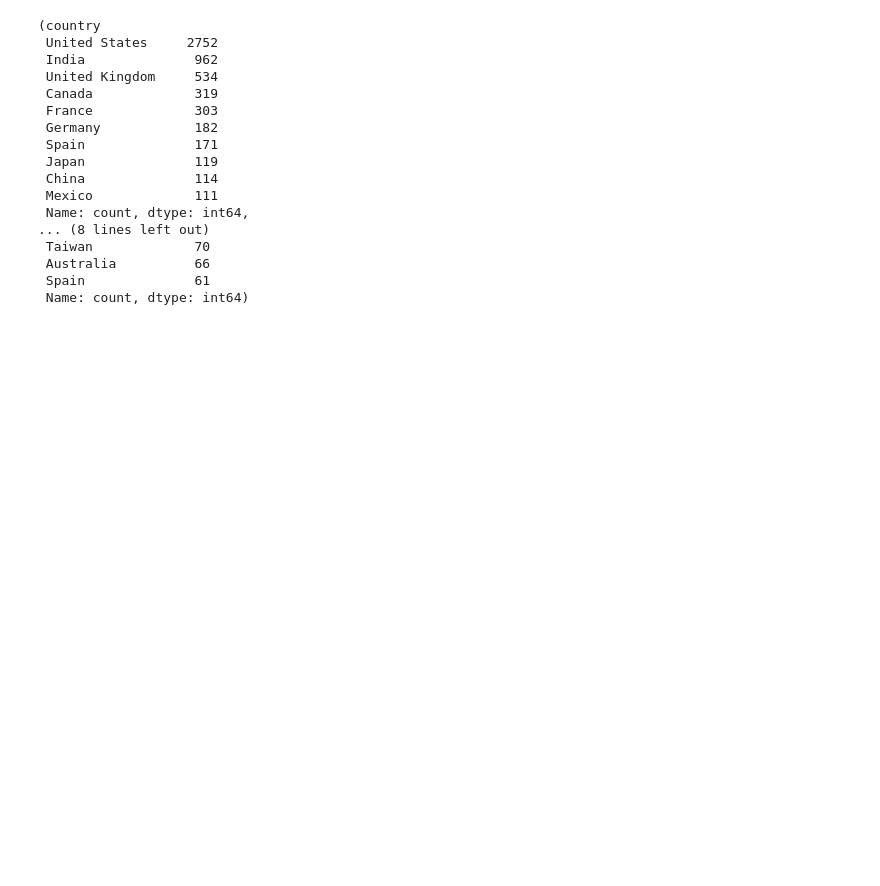
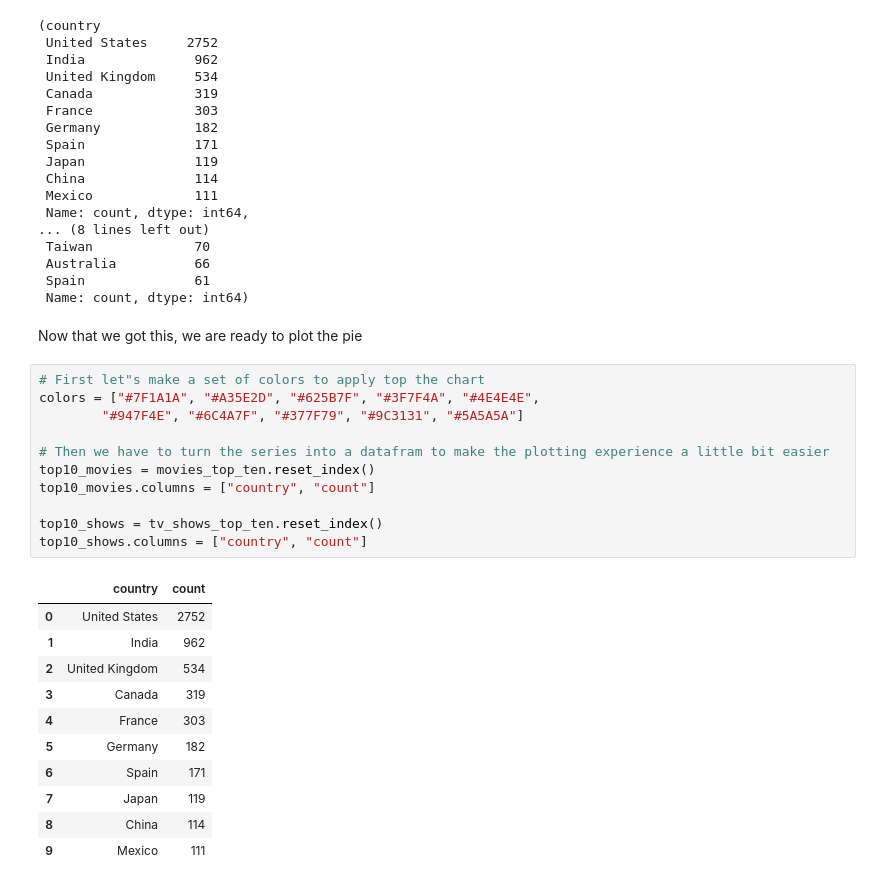
Before and after one commit to imelinc/eda-project, a Jupyter notebook: eda-project.ipynb, the cells around one changed output. Cells and saved outputs as stored; diff of their text form; blank space fills up the shorter version.

```diff
--- a/eda-project.ipynb
+++ b/eda-project.ipynb
@@ -519,3 +519,28 @@ movies_top_ten, tv_shows_top_ten
  Australia          66
  Spain              61
  Name: count, dtype: int64)
+# %% [markdown]
+Now that we got this, we are ready to plot the pie
+# %%
+# First let"s make a set of colors to apply top the chart
+colors = ["#7F1A1A", "#A35E2D", "#625B7F", "#3F7F4A", "#4E4E4E",
+        "#947F4E", "#6C4A7F", "#377F79", "#9C3131", "#5A5A5A"]
+
+# Then we have to turn the series into a datafram to make the plotting experience a little bit easier
+top10_movies = movies_top_ten.reset_index()
+top10_movies.columns = ["country", "count"]
+
+top10_shows = tv_shows_top_ten.reset_index()
+top10_shows.columns = ["country", "count"]
+# %% [output]
+|  | country | count |
+| 0 | United States | 2752 |
+| 1 | India | 962 |
+| 2 | United Kingdom | 534 |
+| 3 | Canada | 319 |
+| 4 | France | 303 |
+| 5 | Germany | 182 |
+| 6 | Spain | 171 |
+| 7 | Japan | 119 |
+| 8 | China | 114 |
+| 9 | Mexico | 111 |
```
Also changed, not shown: parts of 1 cell of this notebook.
